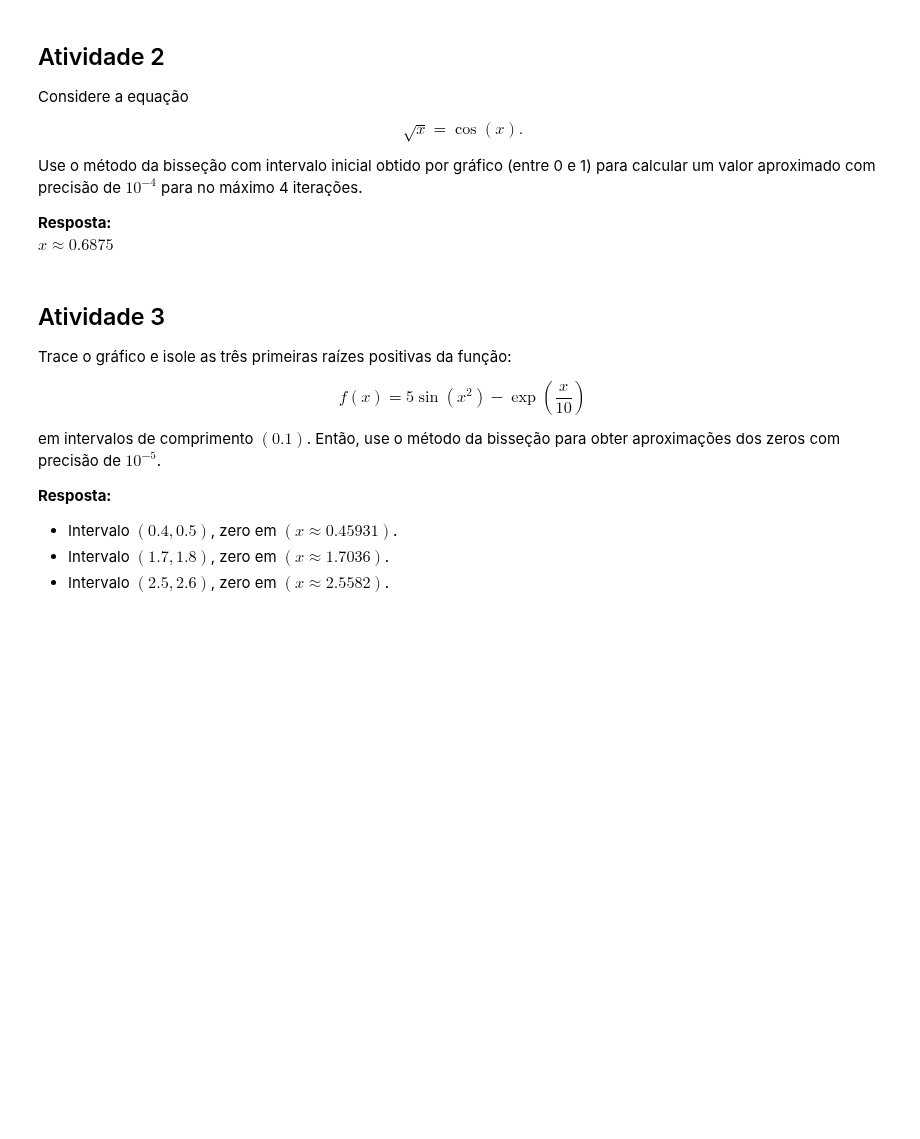
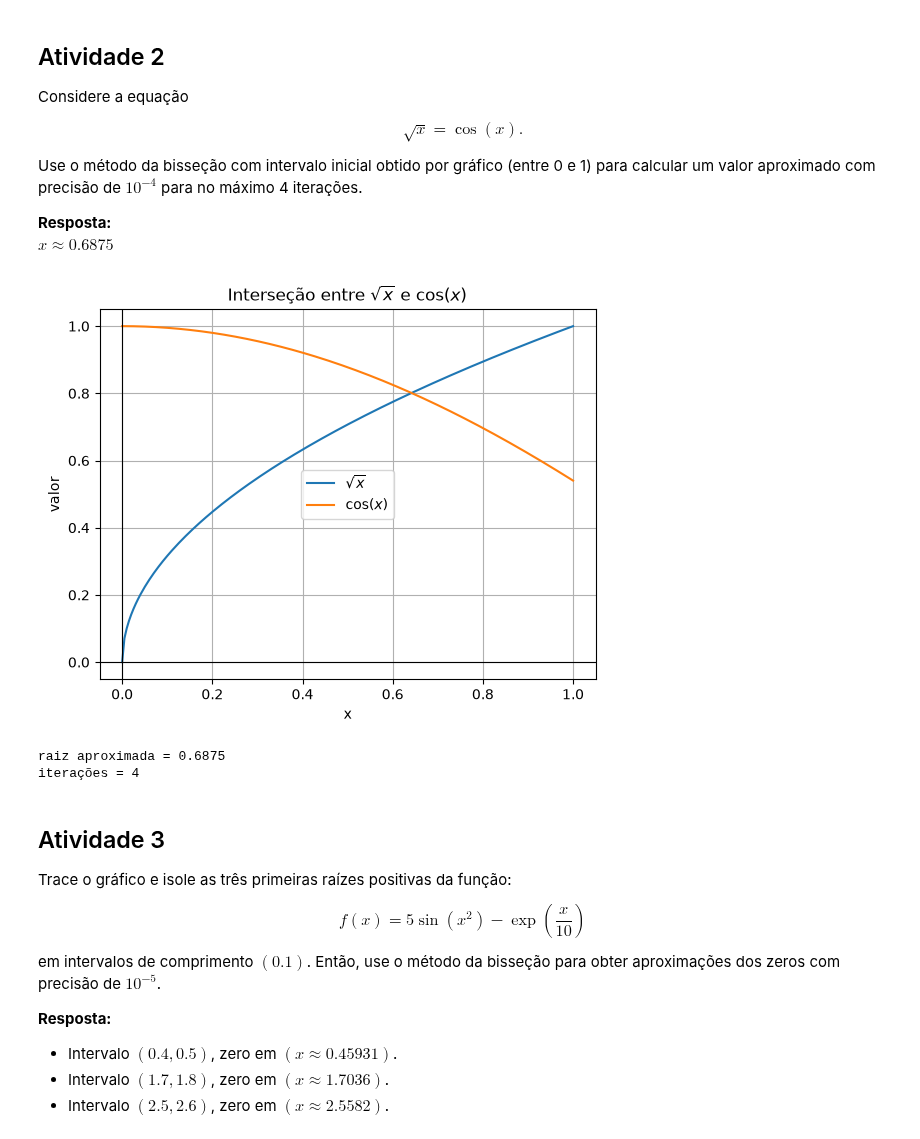
Before and after one commit to anamelbsi/cnum, a Jupyter notebook: notebooks/semana4.ipynb, the cells around one changed output. Saved outputs shown, nothing was run; the diff lists cells and outputs as text; code cells hidden in the pictures; blank space fills up the shorter version.

```diff
--- a/notebooks/semana4.ipynb
+++ b/notebooks/semana4.ipynb
@@ -130,6 +130,35 @@ Use o método da bisseção com intervalo inicial obtido por gráfico (entre 0 e
 $
 x \approx 0.6875
 $
+# %%
+import numpy as np
+import matplotlib.pyplot as plt
+
+
+def f2(x):
+    return np.sqrt(x) - np.cos(x)
+
+
+x_vals = np.linspace(0, 1, 200)
+plt.plot(x_vals, np.sqrt(x_vals), label=r"$\sqrt{x}$")
+plt.plot(x_vals, np.cos(x_vals), label=r"$\cos(x)$")
+plt.axvline(0, color="black", linewidth=0.8)
+plt.axhline(0, color="black", linewidth=0.8)
+plt.grid(True)
+plt.xlabel("x")
+plt.ylabel("valor")
+plt.title(r"Interseção entre $\sqrt{x}$ e $\cos(x)$")
+plt.legend()
+plt.show()
+plt.close()
+
+raiz, iteracoes = bissecao(f2, 0, 1, 1e-4, iter=4)
+print(f"raiz aproximada = {raiz:.4f}")
+print(f"iterações = {iteracoes}")
+# %% [output]
+[figure, added]
+raiz aproximada = 0.6875
+iterações = 4
 # %% [markdown]
 ## Atividade 3
 Trace o gráfico e isole as três primeiras raízes positivas da função:
```
Also changed, not shown: parts of 4 cells of this notebook.
